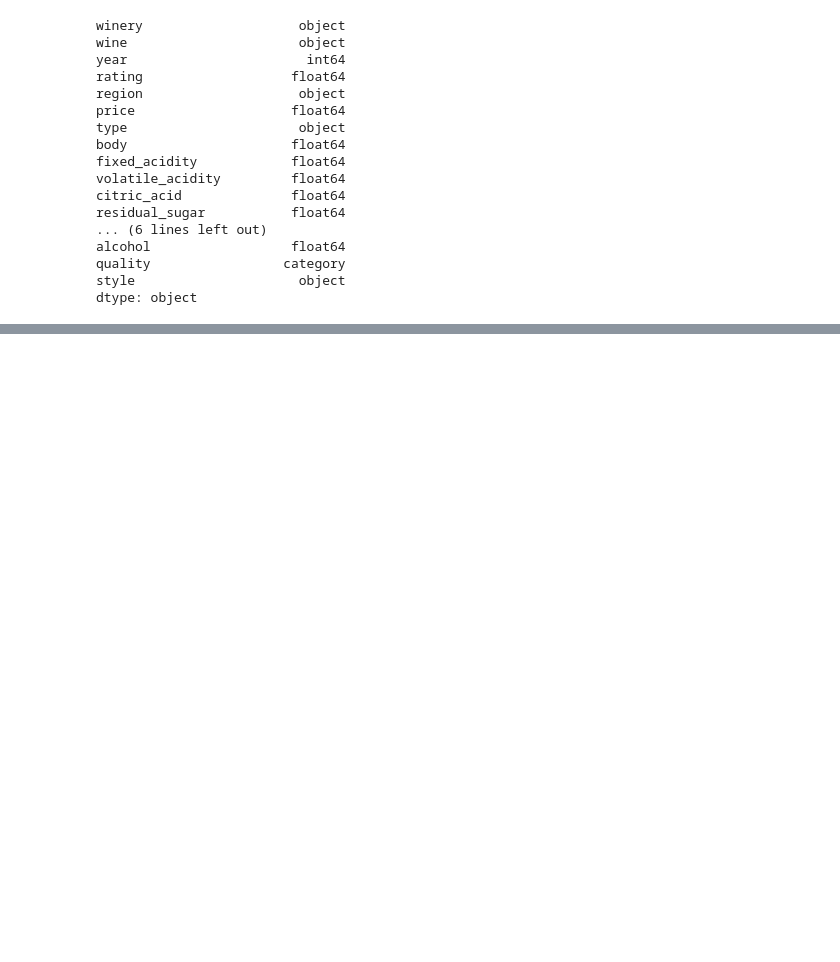
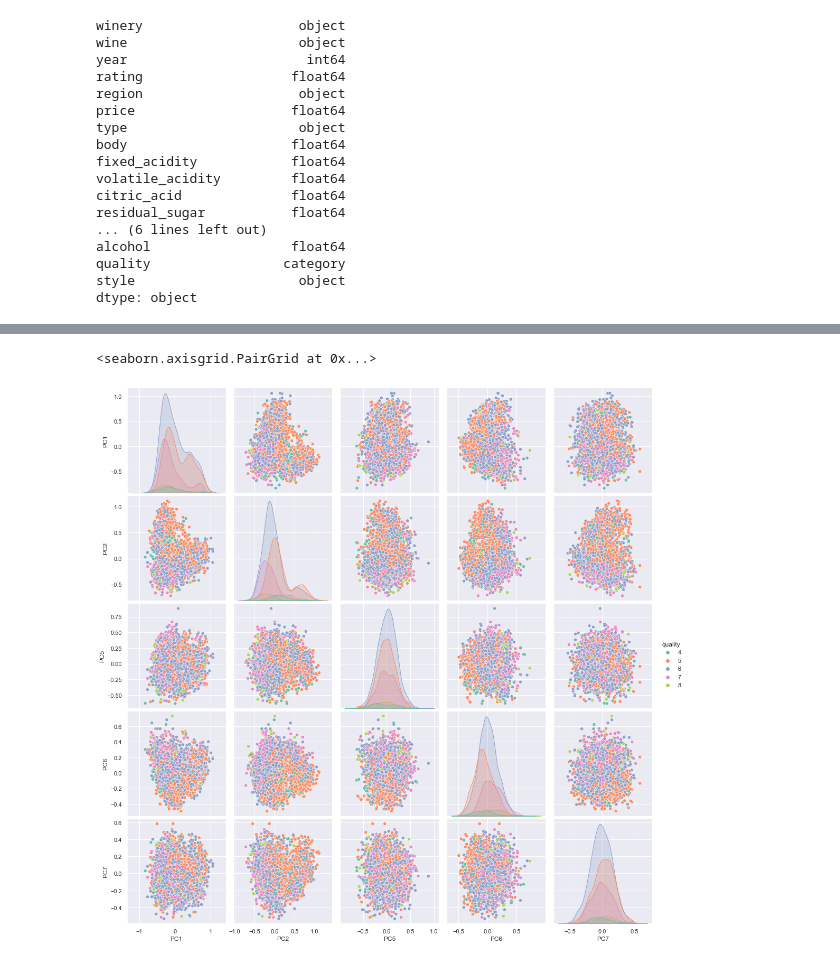
Before and after one commit to car-vigo/vinos-corderhouse, a Jupyter notebook: notebooks/2.1-vinos.coderhouse-feature.eng.ipynb, the cells around one changed output, grey strips where cells are left out. Saved outputs shown, nothing was run; the diff lists cells and outputs as text; code cells hidden in the pictures; blank space fills up the shorter version.

```diff
--- a/notebooks/2.1-vinos.coderhouse-feature.eng.ipynb
+++ b/notebooks/2.1-vinos.coderhouse-feature.eng.ipynb
@@ -99,0 +300,4 @@ Name: price, Length: 481, dtype: int64
+# %%
+# Filtramos los que cumplen con el criterio de mayor a 1
+ds_autovalue_filtered = ds_autovalue[ds_autovalue > 1]
+ds_autovalue_filtered
@@ -99,0 +315,5 @@ Name: price, Length: 481, dtype: int64
+# %%
+# Utilizamos .transform calcular la funcion para cada datos y generar el resultado
+df_wine_transform_pca = pd.DataFrame(pca_model.transform(df_scaled), columns=list_pcs, index=df_scaled.index)
+print(f"{df_wine_transform_pca.shape=}")
+df_wine_transform_pca.head()
@@ -99,0 +328,5 @@ Name: price, Length: 481, dtype: int64
+# %%
+# Nos quedamos solamente con las columnas que cumplieron el criterio del autovalor
+df_wine_transform_pca = df_wine_transform_pca[ds_autovalue_filtered.index]
+print(f"{df_wine_transform_pca.shape=}")
+df_wine_transform_pca.head()
@@ -99,0 +341,4 @@ Name: price, Length: 481, dtype: int64
+# %%
+# Agregamos la columna quality al dataframe
+df_wine_transform_pca['quality'] = df_wine.quality
+df_wine_transform_pca.head()
@@ -99,0 +352,7 @@ Name: price, Length: 481, dtype: int64
+# %%
+# Graficamos para ver la distribución y la relación entre las componentes elegidas
+sns.set(rc={'figure.figsize':(20,10)})
+sns.pairplot(df_wine_transform_pca,hue = 'quality', height = 3 , palette = 'Set2')
+# %% [output]
+<seaborn.axisgrid.PairGrid at 0x...>
+[figure, added]
```
Also changed, not shown: parts of 29 cells of this notebook.
